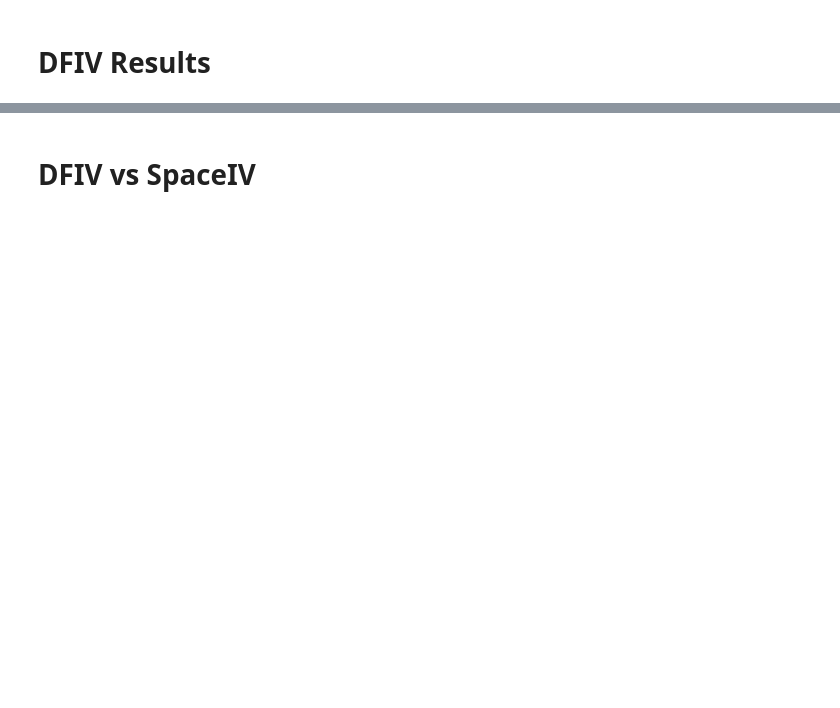
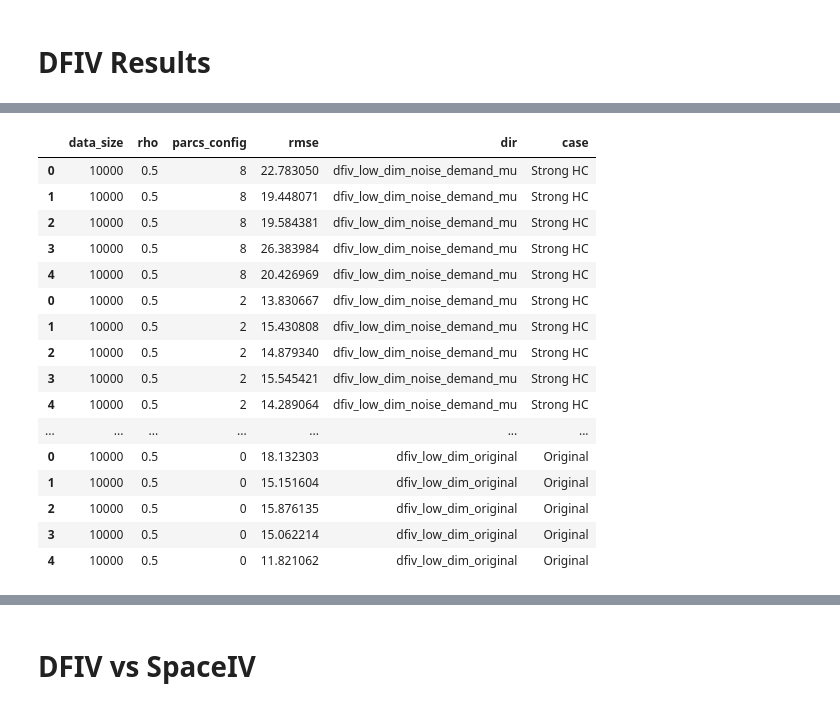
Before and after one commit to Jasmineqy0/DeepFeatureIV, a Jupyter notebook: viz/viz.ipynb, the cells around one changed output, grey strips where cells are left out. Drawn from its saved outputs; the diff is of its cells as text; code cells hidden in the pictures; blank space fills up the shorter version.

```diff
--- a/viz/viz.ipynb
+++ b/viz/viz.ipynb
@@ -24,23 +24,28 @@ def get_results(dir):
     for subdir in os.listdir(root):
         if not os.path.isdir(os.path.join(root, subdir)):
             continue
-        props =  [item.split(':') for item in subdir.split('-')]
-        props = {item[0]: [item[1]] for item in props}
 
-        with open (os.path.join(root, subdir, 'result.csv'), 'r') as f:
-            reader = csv.reader(f)
-            mse = [float(row[0]) for row in list(reader)]
+        result = np.load(os.path.join(root, subdir, 'result.npz'))
+        mse = list(result['oos_loss'])[:2800]
 
         n = len(mse)
-        props = {key: val * n for key, val in props.items()}
-        props.update({'mse': mse, 'dir': [dir] * n})
+        props = {}
+        if ':' in subdir:
+            props =  [item.split(':') for item in subdir.split('-')]
+            props = {item[0]: [item[1]] for item in props}
+            props = {key: val * n for key, val in props.items()}
+        props.update({'rmse': np.sqrt(mse), 'dir': [dir] * n})
         dfs.append(pd.DataFrame(props))
     return pd.concat(dfs)
 # %%
-df_parcs =  get_results('dfiv_low_dim_parcs')
+df_parcs =  get_results('dfiv_low_dim_noise_demand_mu')
 df_parcs = df_parcs.fillna(0)
 # set(df.sigma)
-df_parcs.sigma = ['0' if val == 'None' else val for val in df_parcs.sigma]
-df_parcs['rho'] = '0.5'
-set(df_parcs.sigma)
+# df_parcs.sigma = ['0' if val == 'None' else val for val in df_parcs.sigma]
+df_parcs = df_parcs[df_parcs['rho'] == '0.5']
+df_parcs = df_parcs[df_parcs['data_size'] == '10000']
+df_parcs['parcs_config'] = df_parcs['parcs_config'].apply(lambda x: 'None' if x == 'None' else x.split('_')[-1])
+# df_parcs = df_parcs[['rmse', 'dir']]
+# set(df_parcs.sigma)
+df_parcs
 # %% [output]
@@ -48,4 +68,6 @@ FileNotFoundError: [Errno 2] No such file or directory: '../dumps/dfiv_low_dim_p
 # %%
-df_orignal = get_results('dfiv_low_dim')
-df_orignal['rho'] = '0.5'
+df_orignal = get_results('dfiv_low_dim_original')
+# df_orignal['rho'] = '0.5'
+df_orignal = df_orignal[df_orignal['rho'] == '0.5']
+df_orignal = df_orignal[df_orignal['data_size'] == '10000']
 df_orignal
@@ -53,10 +82,28 @@ df_orignal
 df_comb = pd.concat([df_parcs, df_orignal])
 df_comb
 df_comb = df_comb.fillna('0')
-df_comb = df_comb[df_comb['rho'] == '0.5']
-df_comb
+# df_comb = df_comb[df_comb['rho'] == '0.5']
+# df_comb
 # %%
-df_comb.loc[df_comb['dir'] == 'dfiv_low_dim', 'case'] = 'Original'
-df_comb.loc[df_comb['dir'] == 'dfiv_low_dim_parcs', 'case'] = "PARCS'"
+df_comb.loc[df_comb['dir'] == 'dfiv_low_dim_original', 'case'] = 'Original'
+df_comb.loc[df_comb['dir'] == 'dfiv_low_dim_noise_demand_mu', 'case'] = "Strong HC"
 df_comb
+# %% [output]
+|  | data_size | rho | parcs_config | rmse | dir | case |
+| 0 | 10000 | 0.5 | 8 | 22.783050 | dfiv_low_dim_noise_demand_mu | Strong HC |
+| 1 | 10000 | 0.5 | 8 | 19.448071 | dfiv_low_dim_noise_demand_mu | Strong HC |
+| 2 | 10000 | 0.5 | 8 | 19.584381 | dfiv_low_dim_noise_demand_mu | Strong HC |
+| 3 | 10000 | 0.5 | 8 | 26.383984 | dfiv_low_dim_noise_demand_mu | Strong HC |
+| 4 | 10000 | 0.5 | 8 | 20.426969 | dfiv_low_dim_noise_demand_mu | Strong HC |
+| 0 | 10000 | 0.5 | 2 | 13.830667 | dfiv_low_dim_noise_demand_mu | Strong HC |
+| 1 | 10000 | 0.5 | 2 | 15.430808 | dfiv_low_dim_noise_demand_mu | Strong HC |
+| 2 | 10000 | 0.5 | 2 | 14.879340 | dfiv_low_dim_noise_demand_mu | Strong HC |
+| 3 | 10000 | 0.5 | 2 | 15.545421 | dfiv_low_dim_noise_demand_mu | Strong HC |
+| 4 | 10000 | 0.5 | 2 | 14.289064 | dfiv_low_dim_noise_demand_mu | Strong HC |
+| ... | ... | ... | ... | ... | ... | ... |
+| 0 | 10000 | 0.5 | 0 | 18.132303 | dfiv_low_dim_original | Original |
+| 1 | 10000 | 0.5 | 0 | 15.151604 | dfiv_low_dim_original | Original |
+| 2 | 10000 | 0.5 | 0 | 15.876135 | dfiv_low_dim_original | Original |
+| 3 | 10000 | 0.5 | 0 | 15.062214 | dfiv_low_dim_original | Original |
+| 4 | 10000 | 0.5 | 0 | 11.821062 | dfiv_low_dim_original | Original |
 # %%
```
Also changed, not shown: parts of 29 cells of this notebook, 51 other files.
